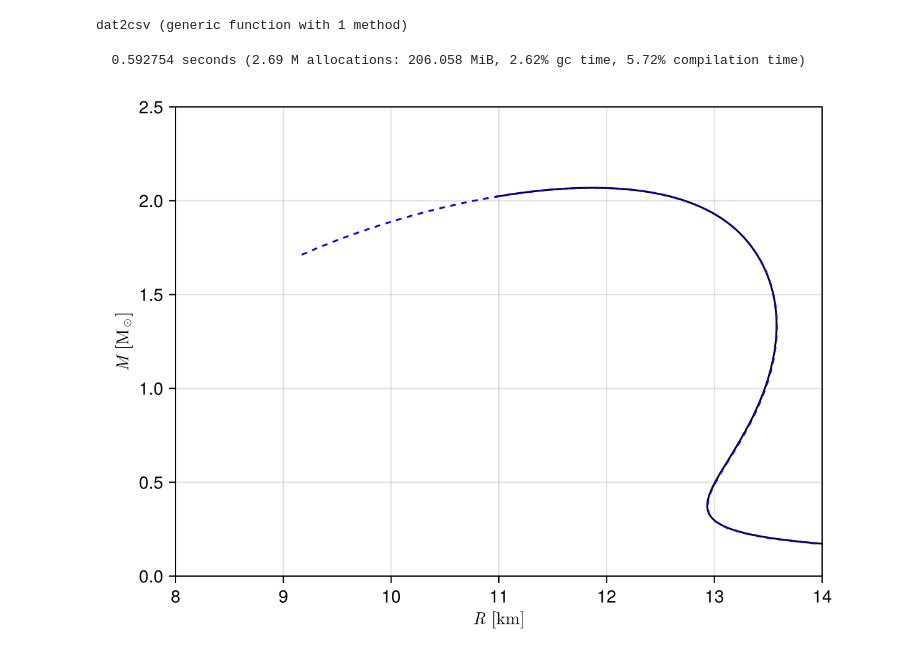
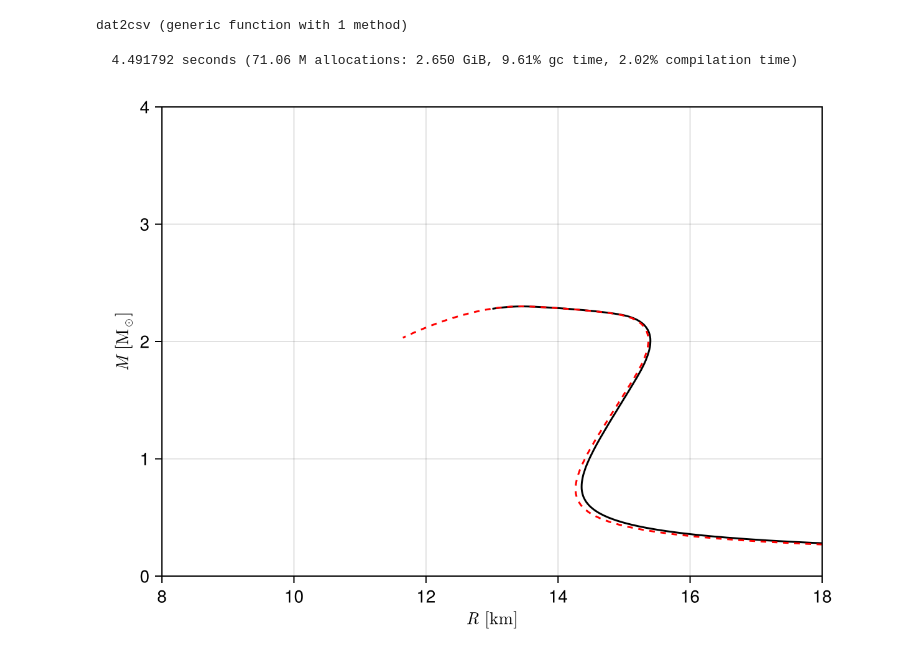
Before and after one commit to SunkPlane29/tov_arthur.jl, a Jupyter notebook: test.ipynb, the cells around one changed output. Cells and saved outputs as stored; diff of their text form; code cells hidden in the pictures.

```diff
--- a/test.ipynb
+++ b/test.ipynb
@@ -22,40 +22,44 @@ dat2csv (generic function with 1 method)
 # %%
 include("tov_diagram.jl")
 
-eosdf = CSV.File("cmf/eos.csv") |> DataFrame
-Pvec = eosdf[:,4]
-epsvec = eosdf[:,5]
+# eosdf = CSV.File("cmf/eos.csv") |> DataFrame
+eosdf = CSV.File("eospolytrope.csv") |> DataFrame
+# Pvec = eosdf[:,4]
+# epsvec = eosdf[:,5]
+Pvec = eosdf[:,1]
+epsvec = eosdf[:,2]
 
 mymrdf = CSV.File("cmf/mrdiagram.csv") |> DataFrame
+# mymrdf = CSV.File("mrpolytrope.csv") |> DataFrame
 
 n = 200
 @time R, M = MR_diagram(Pvec, epsvec, n)
 
 outdf = DataFrame(R=R, M=M)
 CSV.write("mrdiagramsave.csv", outdf)
 
 # dat2csv("composemrbhk.dat")
 # composemrdf = CSV.File("composemrbhk.csv") |> DataFrame
 
 # dat2csv("composemrkbh.dat")
 # composemrdf = CSV.File("composemrkbh.csv") |> DataFrame
 
-dat2csv("composemrcmf.dat")
-composemrdf = CSV.File("composemrcmf.csv") |> DataFrame
+# dat2csv("composemrcmf.dat")
+# composemrdf = CSV.File("composemrcmf.csv") |> DataFrame
 
 fig = Figure()
 
 ax = Axis(fig[1, 1],
     xlabel=L"$R$ [km]",
     ylabel=L"$M$ [M$_\odot$]",
-    limits=(8,14,0,2.5)
+    limits=(8,18,0,4.0)
 )
 
 lines!(ax, R, M, color=:black)
 lines!(ax, mymrdf[:,3], mymrdf[:,2], color=:red, linestyle=:dash)
-lines!(ax, composemrdf[:,1], composemrdf[:,2], color=:blue, linestyle=:dash)
+# lines!(ax, composemrdf[:,1], composemrdf[:,2], color=:blue, linestyle=:dash, linewidth=3)
 
 fig
 # %% [output]
-  0.592754 seconds (2.69 M allocations: 206.058 MiB, 2.62% gc time, 5.72% compilation time)
+  4.491792 seconds (71.06 M allocations: 2.650 GiB, 9.61% gc time, 2.02% compilation time)
-[figure, old version]
+[figure, new version]
```
Also changed, not shown: 3 other files.
